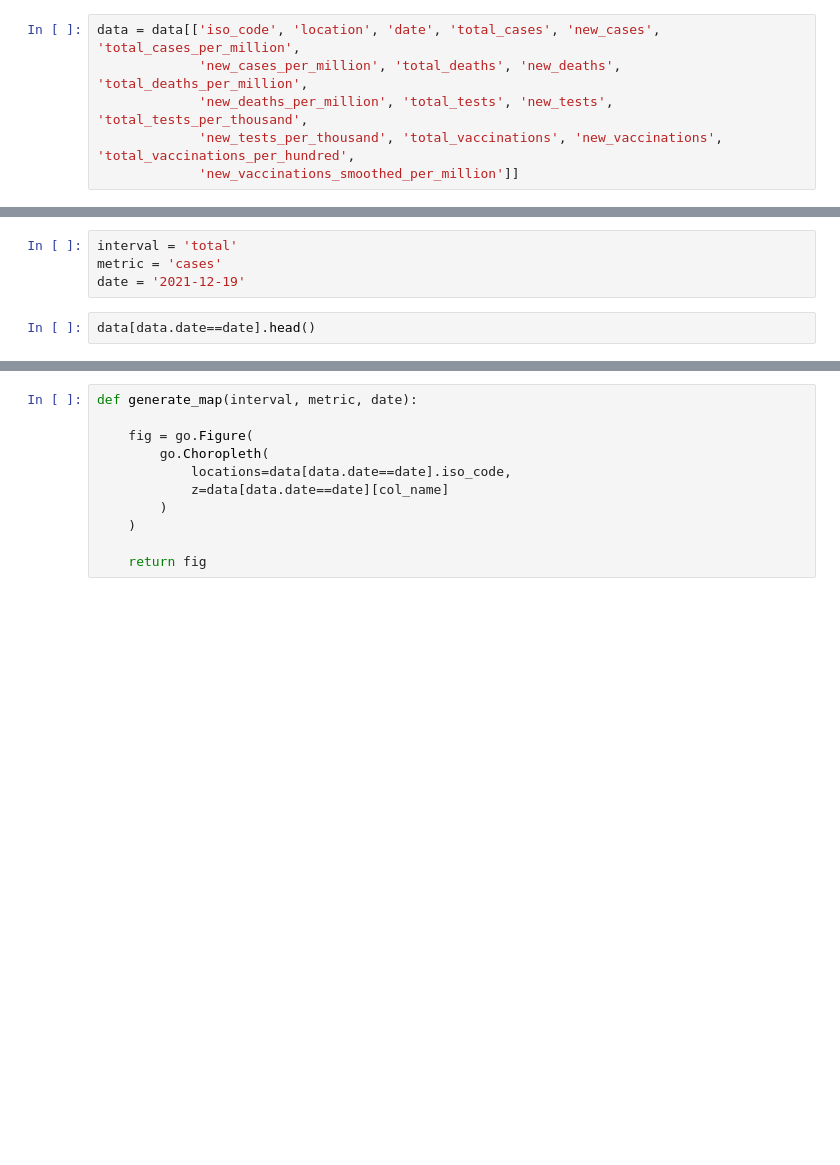
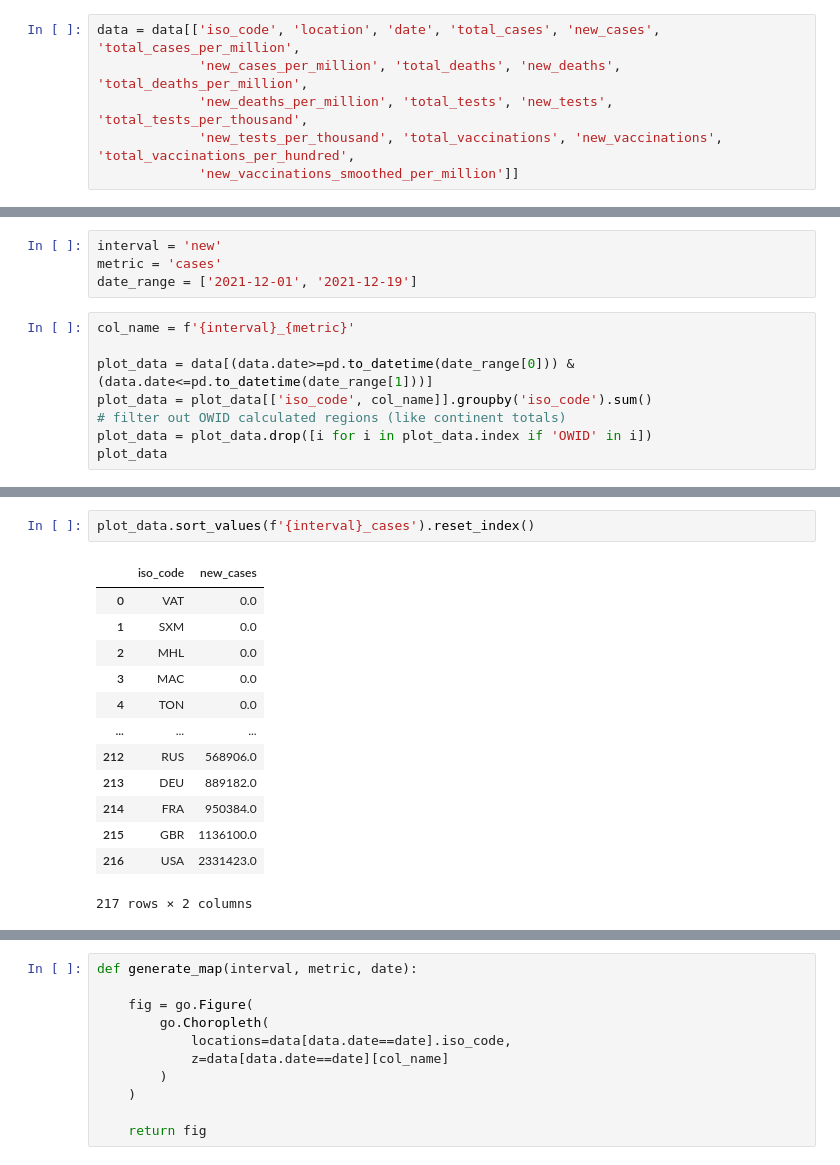
Before and after one commit to kenneth-liao/covid19, a Jupyter notebook: data/Exploratory Analysis.ipynb, the cells around one changed output, grey strips where cells are left out. Saved outputs shown, nothing was run; the diff lists cells and outputs as text; blank space fills up the shorter version.

```diff
--- a/data/Exploratory Analysis.ipynb
+++ b/data/Exploratory Analysis.ipynb
@@ -184,6 +191,12 @@ data.head()
 # %%
-interval = 'total'
+interval = 'new'
 metric = 'cases'
-date = '2021-12-19'
+date_range = ['2021-12-01', '2021-12-19']
 # %%
-data[data.date==date].head()
+col_name = f'{interval}_{metric}'
+
+plot_data = data[(data.date>=pd.to_datetime(date_range[0])) & (data.date<=pd.to_datetime(date_range[1]))]
+plot_data = plot_data[['iso_code', col_name]].groupby('iso_code').sum()
+# filter out OWID calculated regions (like continent totals)
+plot_data = plot_data.drop([i for i in plot_data.index if 'OWID' in i])
+plot_data
@@ -190 +218,17 @@ data[data.date==date].head()
+# %%
+plot_data.sort_values(f'{interval}_cases').reset_index()
+# %% [output]
+|  | iso_code | new_cases |
+| 0 | VAT | 0.0 |
+| 1 | SXM | 0.0 |
+| 2 | MHL | 0.0 |
+| 3 | MAC | 0.0 |
+| 4 | TON | 0.0 |
+| ... | ... | ... |
+| 212 | RUS | 568906.0 |
+| 213 | DEU | 889182.0 |
+| 214 | FRA | 950384.0 |
+| 215 | GBR | 1136100.0 |
+| 216 | USA | 2331423.0 |
+217 rows × 2 columns
 # %%
```
Also changed, not shown: parts of 4 cells of this notebook, 4 other files.
